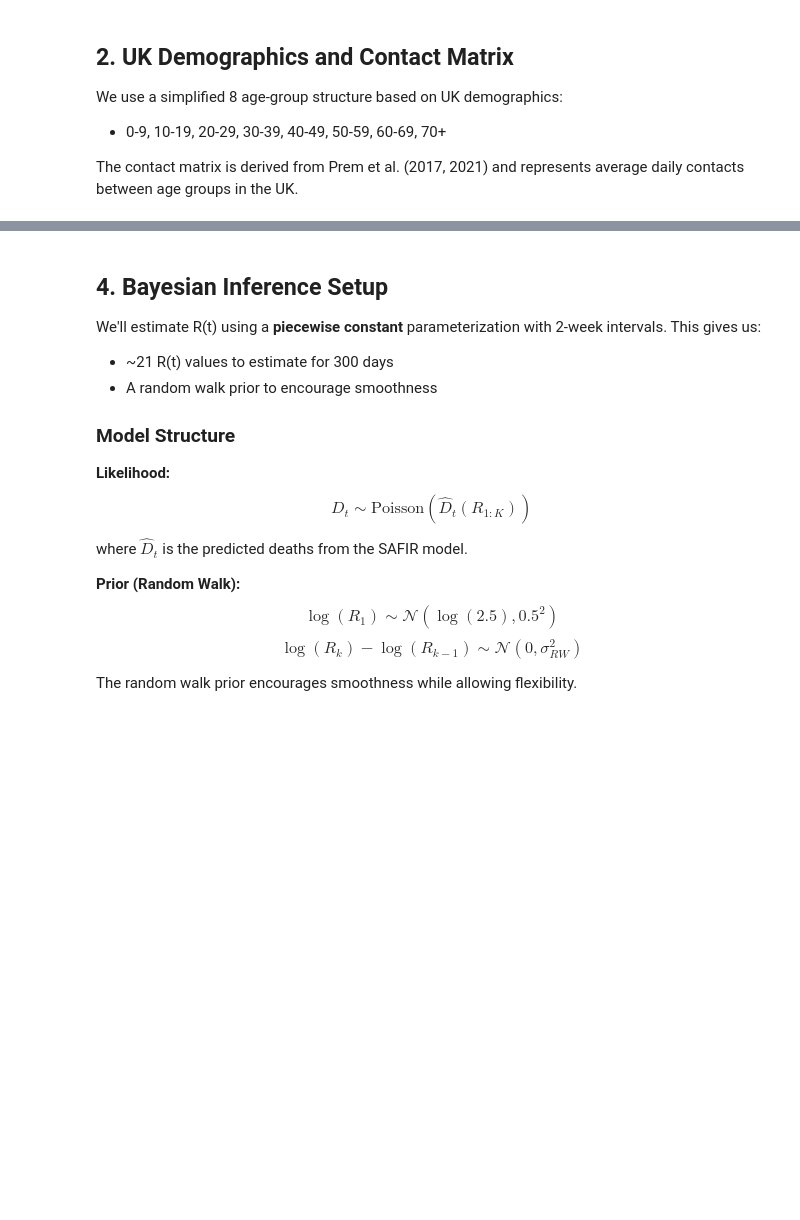
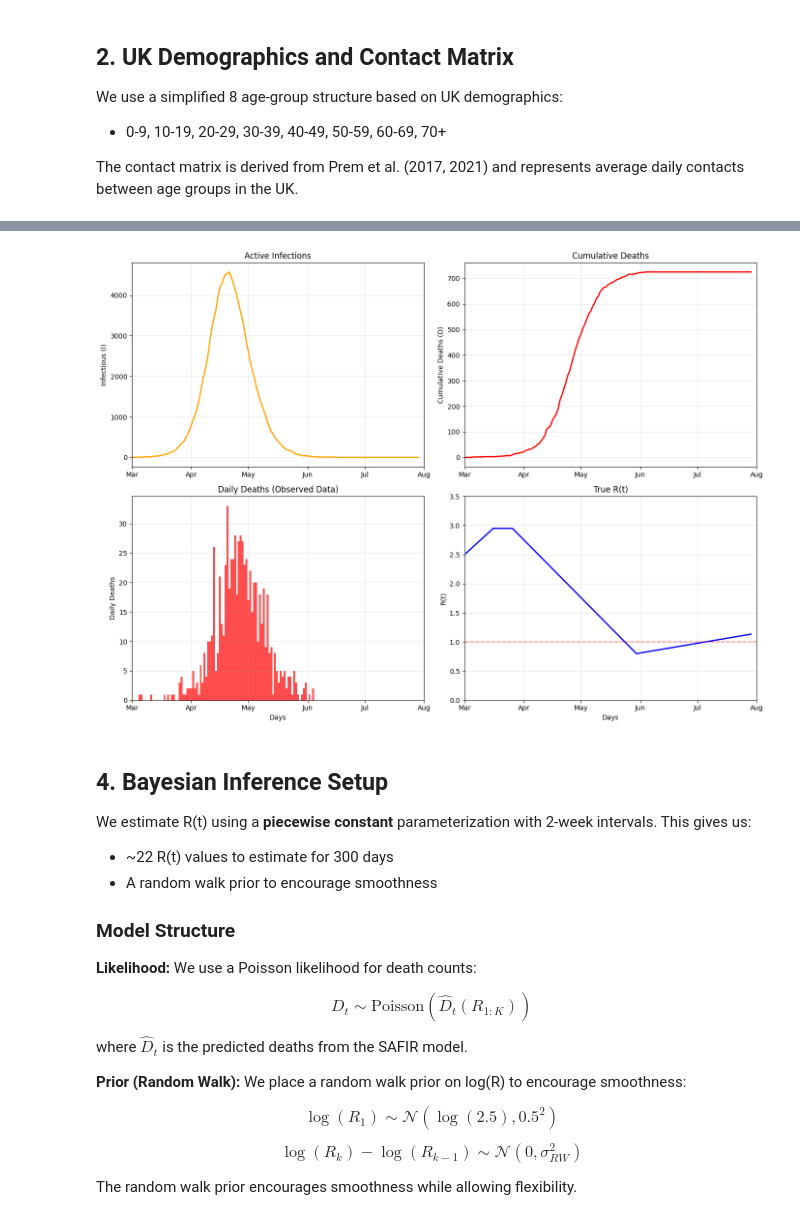
Before and after one commit to OJWatson/emidm, a Jupyter notebook: docs/notebooks/safir_inference.ipynb, the cells around one changed output, grey strips where cells are left out. Cells and saved outputs as stored; diff of their text form; code cells hidden in the pictures; blank space fills up the shorter version.

```diff
--- a/docs/notebooks/safir_inference.ipynb
+++ b/docs/notebooks/safir_inference.ipynb
@@ -56,9 +71,9 @@ uk_population = np.array([
     9800,   # 70+
 ]) * 1000  # Convert to actual population
 
-# For computational efficiency, we'll scale down the population
+# For computational efficiency, we scale down the population
 # while maintaining the age structure
-scale_factor = 100  # 1:100 scaling
+scale_factor = 1000  # 1:1000 scaling for computational efficiency
 population = (uk_population / scale_factor).astype(int)
 
 print(f"Total population (scaled): {population.sum():,}")
@@ -187,14 +211,14 @@ print("Running SAFIR simulation...")
 result = run_diff_safir(
     population=population,
     contact_matrix=contact_matrix,
-    R0=true_R_t[0],  # Initial R0
+    R0=2.5,          # Base R0 for beta calibration
     R_t=true_R_t,    # Time-varying R(t)
     T=T,
     dt=0.25,         # Sub-daily timestep
     seed=42,
     tau=0.1,
     hard=True,
-    n_seed=50,       # Initial infections
+    n_seed=20,      # Initial infections
 )
 
 print(f"Simulation complete. Total deaths: {result['D'][-1]:.0f}")
@@ -218,49 +246,55 @@ ax.set_ylabel('Cumulative Deaths (D)')
 ax.set_title('Cumulative Deaths')
 ax.set_xlim(0, T)
 
 # Daily deaths (what we'll fit to)
 ax = axes[1, 0]
 daily_deaths = np.diff(np.array(result['D']), prepend=0)
 daily_deaths = np.maximum(daily_deaths, 0)  # Ensure non-negative
 ax.bar(t, daily_deaths, color='red', alpha=0.7, width=1)
 ax.set_xlabel('Days')
 ax.set_ylabel('Daily Deaths')
 ax.set_title('Daily Deaths (Observed Data)')
 ax.set_xlim(0, T)
 
 # R(t) for reference
 ax = axes[1, 1]
 ax.plot(t, true_R_t, 'b-', linewidth=2)
 ax.axhline(y=1.0, color='r', linestyle='--', alpha=0.5)
 ax.set_xlabel('Days')
 ax.set_ylabel('R(t)')
 ax.set_title('True R(t)')
 ax.set_xlim(0, T)
 ax.set_ylim(0, 3.5)
 
 # Add month labels to all plots
 for ax in axes.flat:
     ax.set_xticks(month_days)
     ax.set_xticklabels(months)
+    ax.grid(alpha=0.3)
 
 plt.tight_layout()
 plt.show()
+# %% [output]
+[figure, added]
 # %% [markdown]
 ## 4. Bayesian Inference Setup
 
-We'll estimate R(t) using a **piecewise constant** parameterization with 2-week intervals. This gives us:
-- ~21 R(t) values to estimate for 300 days
+We estimate R(t) using a **piecewise constant** parameterization with 2-week intervals. This gives us:
+- ~22 R(t) values to estimate for 300 days
 - A random walk prior to encourage smoothness
 
 ### Model Structure
 
-**Likelihood:**
+**Likelihood:** We use a Poisson likelihood for death counts:
+
 $$D_t \sim \text{Poisson}(\hat{D}_t(R_{1:K}))$$
 
 where $\hat{D}_t$ is the predicted deaths from the SAFIR model.
 
-**Prior (Random Walk):**
+**Prior (Random Walk):** We place a random walk prior on log(R) to encourage smoothness:
+
 $$\log(R_1) \sim \mathcal{N}(\log(2.5), 0.5^2)$$
+
 $$\log(R_k) - \log(R_{k-1}) \sim \mathcal{N}(0, \sigma_{RW}^2)$$
 
 The random walk prior encourages smoothness while allowing flexibility.
```
Also changed, not shown: parts of 26 cells of this notebook, 3 other files.
